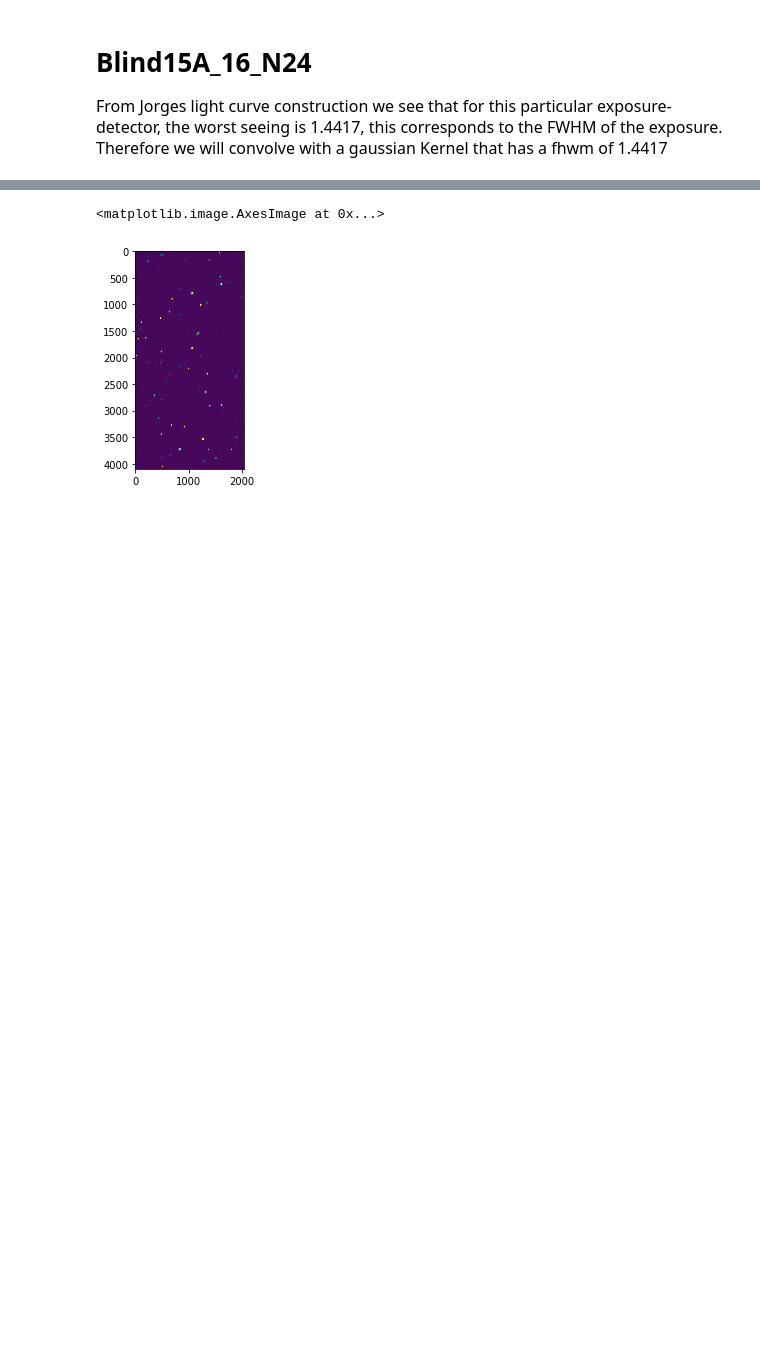
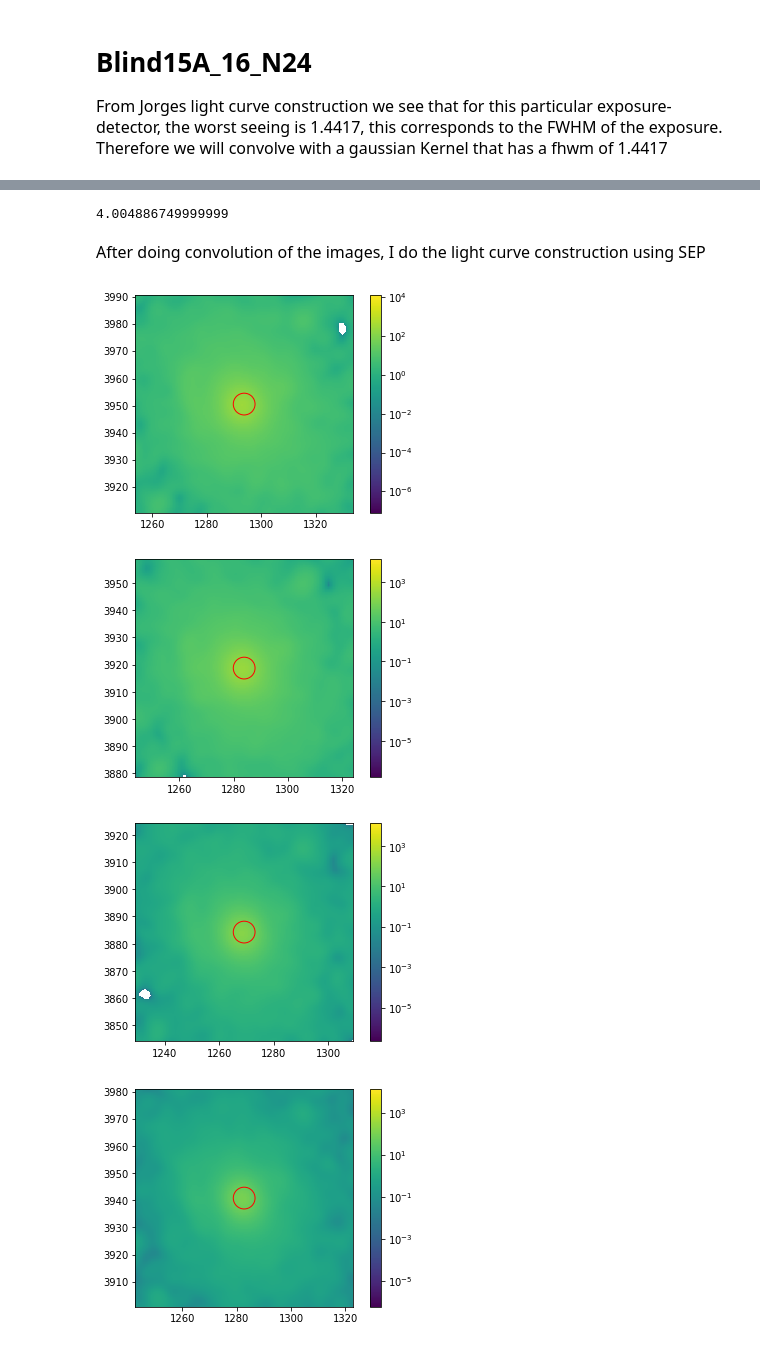
Before and after one commit to PauCaBu/astro_pola, a Jupyter notebook: notebooks/Convolving images.ipynb, the cells around one changed output, grey strips where cells are left out. Saved outputs shown, nothing was run; the diff lists cells and outputs as text; code cells hidden in the pictures; blank space fills up the shorter version.

Commit message:
images are convolved, and aperture photometry has been aplied

```diff
--- a/notebooks/Convolving images.ipynb
+++ b/notebooks/Convolving images.ipynb
@@ -14,11 +25,23 @@ from astropy.convolution import convolve
 # Blind15A_16_N24
 <font size=3> From Jorges light curve construction we see that for this particular exposure-detector, the worst seeing is 1.4417, this corresponds to the FWHM of the exposure. Therefore we will convolve with a gaussian Kernel that has a fhwm of 1.4417
 # %%
-worst_seeing = 1.4417
+worst_seeing = 1.44175923
 sigma2fwhm = 2.*np.sqrt(2.*np.log(2.))
-worst_seeing/=sigma2fwhm
-arcsec_to_pixel = 0.2626 # arcsec/pixel
-worst_seeing/=arcsec_to_pixel # we transform to pixel values
-kernel = Gaussian2DKernel(x_stddev=worst_seeing)
+stdev = worst_seeing/sigma2fwhm
+arcsec_to_pixel = 0.27#626 # arcsec/pixel
+stdev/=arcsec_to_pixel # we transform to pixel values
+kernel = Gaussian2DKernel(x_stddev=stdev)
 
+directory = 'Blind15A_16_N24'
 convolved_images = {}
+
+# Here I convolve all the images in the Blind15A_16_N24 directory, and save them in
+# the convolved_images dictionary
+
+for filename in os.listdir(directory):
+    if filename.endswith('.fits'):
+        fitsfile = get_pkg_data_filename(directory+'/'+filename)
+        img = fits.open(fitsfile)[1]
+        astropy_conv = convolve(img.data, kernel)
+        visit = filename.split('_')[11]
+        convolved_images[visit] = astropy_conv
@@ -36,5 +47,0 @@ astropy_conv = convolve(img.data, kernel)
-# %%
-plt.imshow(astropy_conv, vmax=200)
-# %% [output]
-<matplotlib.image.AxesImage at 0x...>
-[figure, removed]
@@ -40,0 +50,33 @@ plt.imshow(astropy_conv, vmax=200)
+# %%
+r*.75
+# %% [output]
+4.004886749999999
+# %% [markdown]
+<font size=3> After doing convolution of the images, I do the light curve construction using SEP
+# %%
+info = pd.read_csv('info_Blind15A_16_p2.txt').sort_values('mjd')
+stars = pd.read_csv('stars_from_Blind15A_16_p2.txt')
+# %%
+fluxes = []
+fluxes_err = []
+cutout = 40
+r = worst_seeing/arcsec_to_pixel
+for index, row in info.iterrows():
+    data = convolved_images[str(int(row.visit))]
+    flux, fluxerr, flag = sep.sum_circle(data, [row.x_pix], [row.y_pix], r*.75) # fixed aperture
+
+    fluxes.append(flux[0])
+    fluxes_err.append(fluxerr[0])
+
+    plt.imshow(data, norm=LogNorm())
+    plt.xlim(row.x_pix - 40, row.x_pix + 40)
+    plt.ylim(row.y_pix - 40, row.y_pix + 40)
+    circle = plt.Circle((row.x_pix, row.y_pix), radius = r*.75, color='red', fill = False)
+    plt.gca().add_patch(circle)
+    plt.colorbar()
+    plt.show()
+# %% [output]
+[figure, added]
+[figure, added]
+[figure, added]
+[figure, added]
```
Also changed, not shown: parts of 24 cells of this notebook, 2 other files.
